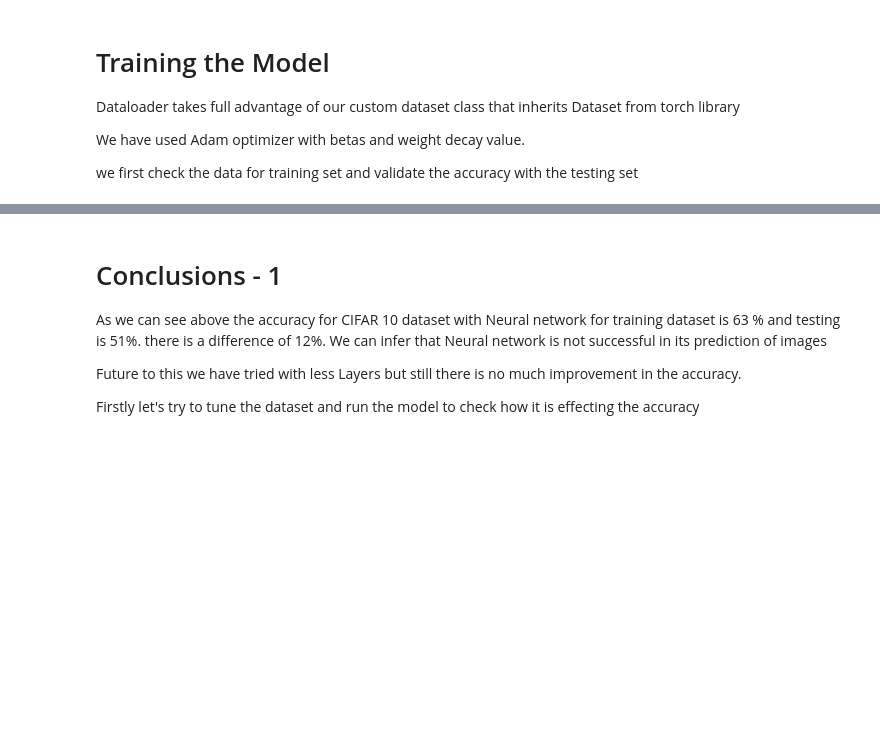
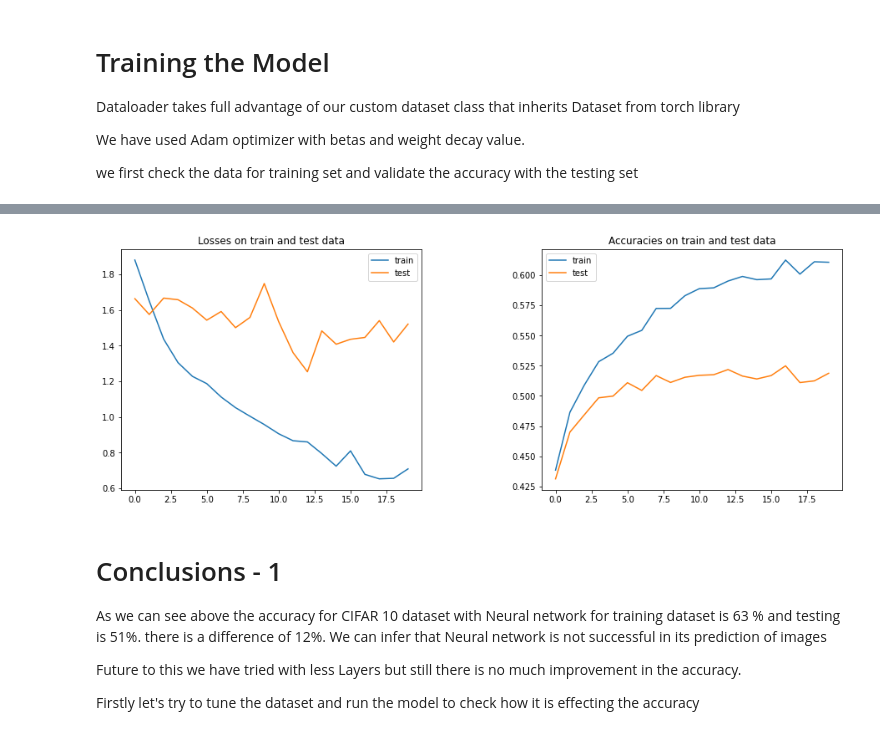
Before and after one commit to RachanaBhankur/IN3063-INM702-Mathematics-and-Programming-for-AI, a Jupyter notebook: Task4 (1).ipynb, the cells around one changed output, grey strips where cells are left out. Drawn from its saved outputs; the diff is of its cells as text; code cells hidden in the pictures; blank space fills up the shorter version.

```diff
--- a/Task4 (1).ipynb
+++ b/Task4 (1).ipynb
@@ -76,9 +70,9 @@ We have built a Neural network Model of 5 hidden layers. Since we have colour im
 
 class NN(nn.Module): #inherit from nn.module#
 
-    def __init__(self,inputsize,Layer1,Layer2,numofclasses,activation_functions):
+    def __init__(self):
         super(NN,self).__init__()
-        self.fc1 = nn.Linear(inputsize,1024)# input layer and first layer
+        self.fc1 = nn.Linear(3072,1024)# input layer and first layer
 
         self.fc2 =  nn.Linear(1024,512)#second layer and output layer#
         self.relu2 = nn.ReLU()
@@ -88,7 +82,7 @@ class NN(nn.Module): #inherit from nn.module#
         self.relu4 = nn.ReLU()
 
         self.fc5 = nn.Linear(64,10)
-        self.activation_functions = activation_functions
+        #self.activation_functions = activation_functions
     def forward(self,xb):
         out = xb.view(xb.size(0), -1)
         out = self.fc1(out)
@@ -107,7 +131,7 @@ class NN(nn.Module): #inherit from nn.module#
 Accuracy is predicted by number of correct prediction out of total predictions
 # %%
 
-def checkaccuracy(loader, model,nameofdataset):
+def checklossaccuracy(loader, model,nameofdataset):
     num_correct = 0
     num_samples = 0
     model.eval()
@@ -122,7 +146,9 @@ def checkaccuracy(loader, model,nameofdataset):
             _, predictions = scores.max(1) #max of the second dimension,gives the index
             num_correct += (predictions == y).sum()
             num_samples += predictions.size(0)
-
-        print(f'Got{num_correct/num_samples} with accuracy {float(num_correct)/float(num_samples)*100}', nameofdataset)
+            loss = loss_criteria(scores,y)
+            acc = num_correct/num_samples
+        #print(f'Got{num_correct/num_samples} with accuracy {float(num_correct)/float(num_samples)*100}', nameofdataset)
 
     model.train()
+    return loss,acc
@@ -183,3 +266,7 @@ Got0.5169000029563904 with accuracy 51.690000000000005 Test
+# %%
+showgraph(train_loss,test_loss,train_accuracy,test_accuracy)
+# %% [output]
+[figure, added]
 # %% [markdown]
 # Conclusions - 1
 
```
Also changed, not shown: parts of 33 cells of this notebook.
